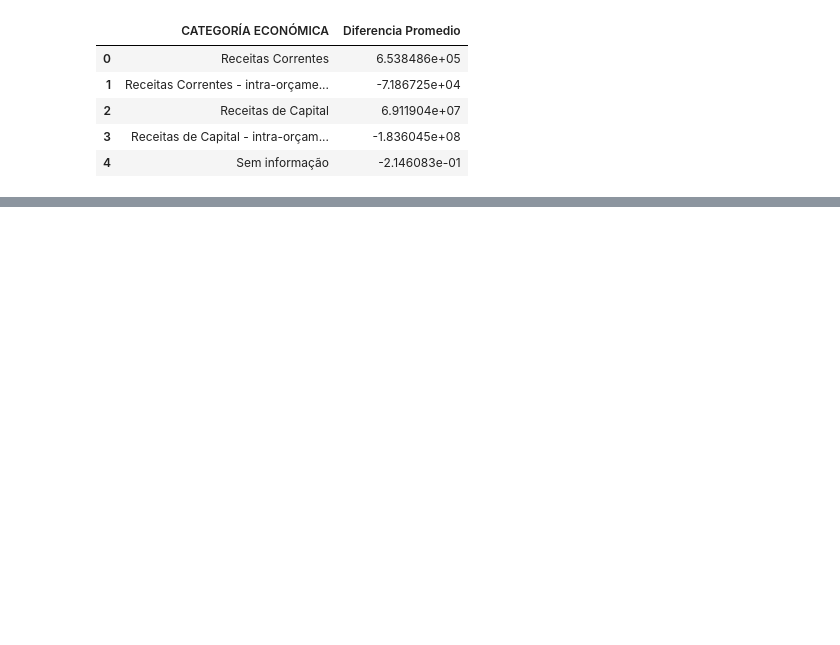
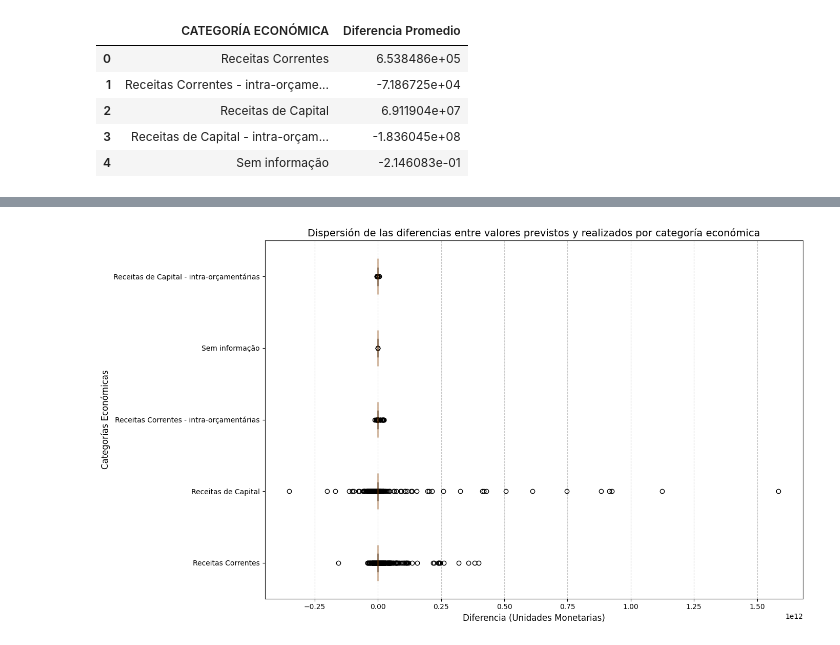
Before and after one commit to clausoler/Proyecto2_Brasil, a Jupyter notebook: ingresos_públicos_brasil.ipynb, the cells around one changed output, grey strips where cells are left out. Saved outputs shown, nothing was run; the diff lists cells and outputs as text; code cells hidden in the pictures; blank space fills up the shorter version.

```diff
--- a/ingresos_públicos_brasil.ipynb
+++ b/ingresos_públicos_brasil.ipynb
@@ -1638,0 +1759,21 @@ diferencias_promedio
+# %%
+# 3. Identificación de discrepancias
+
+# Calcular de nuevo la diferencia entre ingresos
+df_datos_brasil["DIFERENCIA"] = df_datos_brasil["VALOR PREVISTO ACTUALIZADO"] - df_datos_brasil["VALOR REALIZADO"]
+
+# Agrupar por "CATEGORÍA ECONÓMICA" y calcular las sumas necesarias
+categoria_diferencias = df_datos_brasil.groupby("CATEGORÍA ECONÓMICA").agg(
+    VALOR_PREVISTO=("VALOR PREVISTO ACTUALIZADO", "sum"),
+    VALOR_REALIZADO=("VALOR REALIZADO", "sum"),
+    DIFERENCIA=("DIFERENCIA", "sum")
+).reset_index()
+
+# Calcular el porcentaje de diferencia
+categoria_diferencias["PORCENTAJE_DIFERENCIA"] = (categoria_diferencias["DIFERENCIA"] / categoria_diferencias["VALOR_PREVISTO"]) * 100
+
+# Ordenar por las mayores diferencias absolutas
+categoria_diferencias = categoria_diferencias.sort_values(by='DIFERENCIA', ascending=False)
+
+# Mostrar el dataframe resultante
+categoria_diferencias
@@ -1638,0 +1884,23 @@ diferencias_promedio
+# %%
+# Calcular las diferencias entre los valores previstos y realizados
+df_datos_brasil['DIFERENCIA'] = df_datos_brasil['VALOR PREVISTO ACTUALIZADO'] - df_datos_brasil['VALOR REALIZADO']
+
+# Preparar los datos para el diagrama de caja
+categorias = df_datos_brasil['CATEGORÍA ECONÓMICA'].unique()
+diferencias = [df_datos_brasil.loc[df_datos_brasil['CATEGORÍA ECONÓMICA'] == categoria, 'DIFERENCIA'].dropna() for categoria in categorias]
+
+# Crear el diagrama de caja
+plt.figure(figsize=(14, 8))
+plt.boxplot(diferencias, tick_labels=categorias, vert=False, patch_artist=True)
+
+# Configuración del gráfico
+plt.title('Dispersión de las diferencias entre valores previstos y realizados por categoría económica', fontsize=14)
+plt.xlabel('Diferencia (Unidades Monetarias)', fontsize=12)
+plt.ylabel('Categorías Económicas', fontsize=12)
+plt.grid(axis='x', linestyle='--', alpha=0.7)
+plt.tight_layout()
+
+# Mostrar el gráfico
+plt.show()
+# %% [output]
+[figure, added]
```
Also changed, not shown: parts of 17 cells of this notebook, 1 other file.
